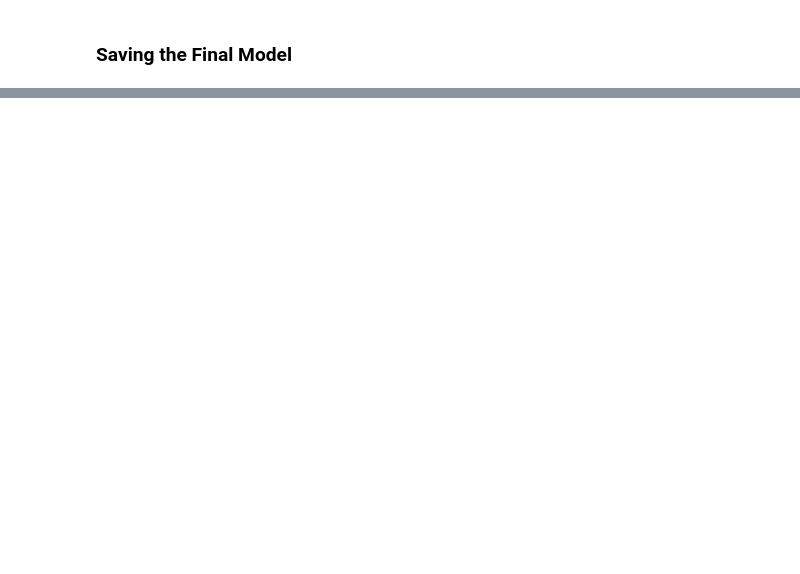
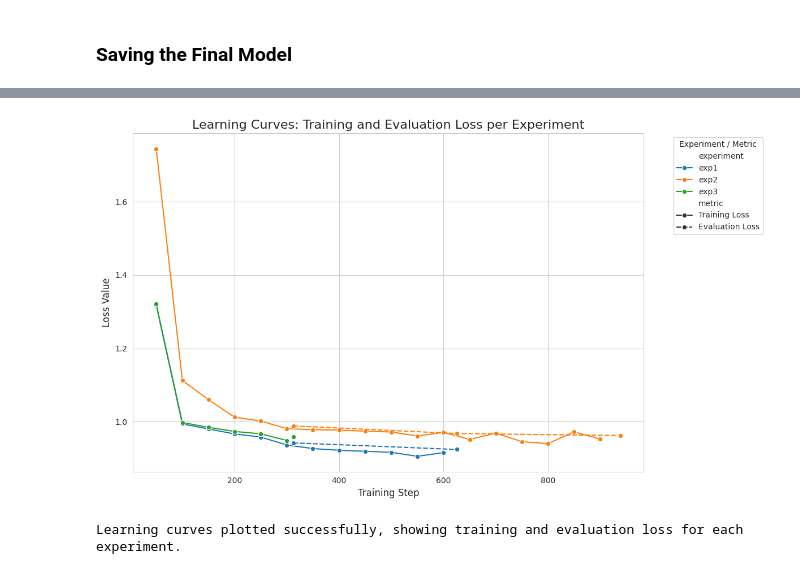
Before and after one commit to Terrymanzi/FirstAid-LLM-Assistant, a Jupyter notebook: notebooks/FirstAid_LLM_Assistant.ipynb, the cells around one changed output, grey strips where cells are left out. Drawn from its saved outputs; the diff is of its cells as text; code cells hidden in the pictures; blank space fills up the shorter version.

```diff
--- a/notebooks/FirstAid_LLM_Assistant.ipynb
+++ b/notebooks/FirstAid_LLM_Assistant.ipynb
@@ -247,0 +802,22 @@ tokenizer.save_pretrained("final_firstaid_model")
+# %%
+import matplotlib.pyplot as plt
+import seaborn as sns
+
+# Set a style for the plots
+sns.set_style("whitegrid")
+
+plt.figure(figsize=(12, 7))
+sns.lineplot(data=plot_df, x="step", y="value", hue="experiment", style="metric", marker="o")
+
+plt.title("Learning Curves: Training and Evaluation Loss per Experiment", fontsize=16)
+plt.xlabel("Training Step", fontsize=12)
+plt.ylabel("Loss Value", fontsize=12)
+plt.legend(title="Experiment / Metric", bbox_to_anchor=(1.05, 1), loc='upper left')
+plt.grid(True)
+plt.tight_layout()
+plt.show()
+
+print("Learning curves plotted successfully, showing training and evaluation loss for each experiment.")
+# %% [output]
+[figure, added]
+Learning curves plotted successfully, showing training and evaluation loss for each experiment.
```
Also changed, not shown: parts of 41 cells of this notebook, 7 other files.
